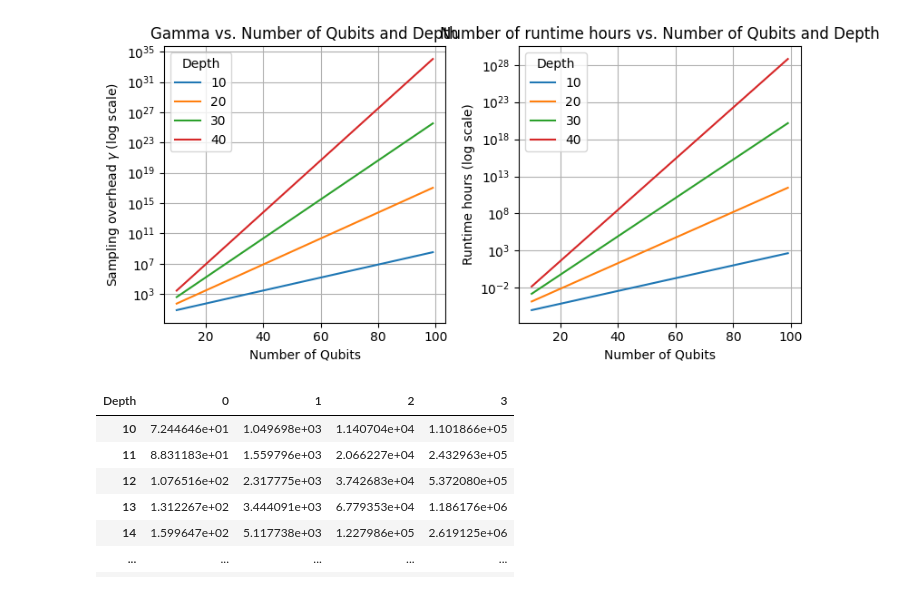
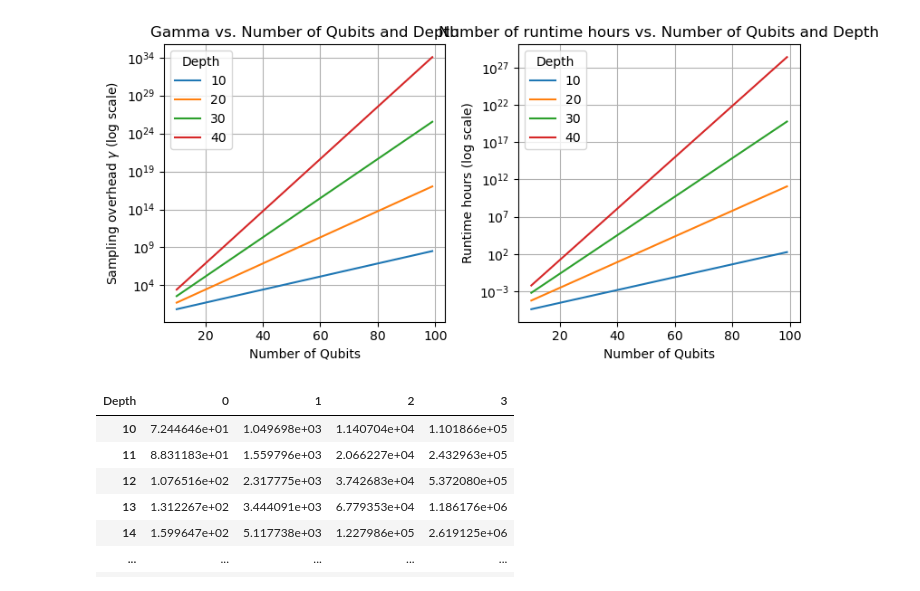
Before and after one commit to qiskit-community/ml-qem, a Jupyter notebook: docs/tutorials/z01_zlatko_for_haoran.ipynb, the cells around one changed output. Drawn from its saved outputs; the diff is of its cells as text; code cells hidden in the pictures.

Commit message:
used CLOPS

```diff
--- a/docs/tutorials/z01_zlatko_for_haoran.ipynb
+++ b/docs/tutorials/z01_zlatko_for_haoran.ipynb
@@ -14,35 +14,35 @@ df = pd.DataFrame(gammas)
 df.index.name = "Depth"
 df.columns.name = "Number of qubits"
 df = df.transpose()
 df.index = num_qubits
 
 
 # Create two axes in one row
 fig, axes = plt.subplots(1, 2, figsize=(8, 4))
 
 # First axis: Original data
 axes[0].semilogy(df)
 axes[0].set_title("Gamma vs. Number of Qubits and Depth")
 axes[0].set_xlabel("Number of Qubits")
 axes[0].set_ylabel("Sampling overhead $\gamma$ (log scale)")
 axes[0].grid(True)
 axes[0].legend(layer_nums, title="Depth")
 
 # Second axis: Square of the data
 epsion = 0.01
-beta = (1 / 2000) / 3600  # / (200 samples / second) * into hours
+beta = 1 / (5000 * 3600)  # / (5000 CLOPs) * 3600 sec/hr
 # axes[1].semilogy(4 * df**2 / epsion**2 * beta)
 axes[1].semilogy(df * layer_nums[np.newaxis, :]  * beta) # J = γ̄ nd β d
 axes[1].set_title("Number of runtime hours vs. Number of Qubits and Depth")
 axes[1].set_xlabel("Number of Qubits")
 axes[1].set_ylabel("Runtime hours (log scale)")
 axes[1].grid(True)
 axes[1].legend(layer_nums, title="Depth")
 
 plt.tight_layout()
 plt.show()
 # %% [output]
-[figure, old version]
+[figure, new version]
 # %%
 df * layer_nums[np.newaxis, :]
 # %% [output]
```
Also changed, not shown: parts of 1 cell of this notebook.
